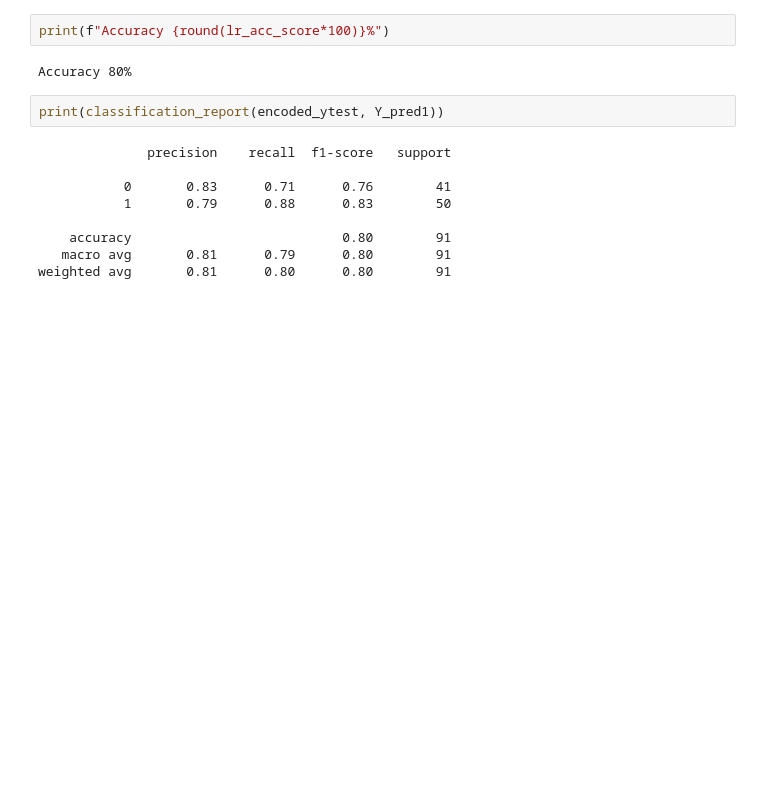
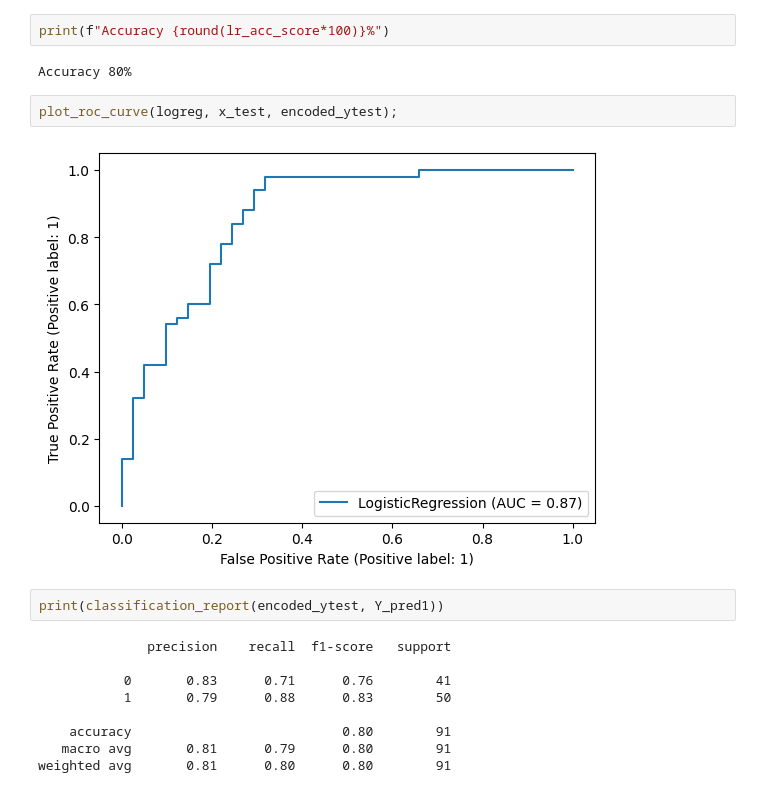
Before and after one commit to boramorka/Heart-Attack-Risk-Prediction-Research-AutoML, a Jupyter notebook: Heart_attack_research.ipynb, the cells around one changed output. Cells and saved outputs as stored; diff of their text form; blank space fills up the shorter version.

```diff
--- a/Heart_attack_research.ipynb
+++ b/Heart_attack_research.ipynb
@@ -240,6 +239,10 @@ cm_plot(lr_conf_matrix, "Confusion Matrix of Logistic Regression Model")
 print(f"Accuracy {round(lr_acc_score*100)}%")
 # %% [output]
 Accuracy 80%
+# %%
+plot_roc_curve(logreg, x_test, encoded_ytest);
+# %% [output]
+[figure, added]
 # %%
 print(classification_report(encoded_ytest, Y_pred1))
 # %% [output]
```
Also changed, not shown: parts of 18 cells of this notebook, 1 other file.
